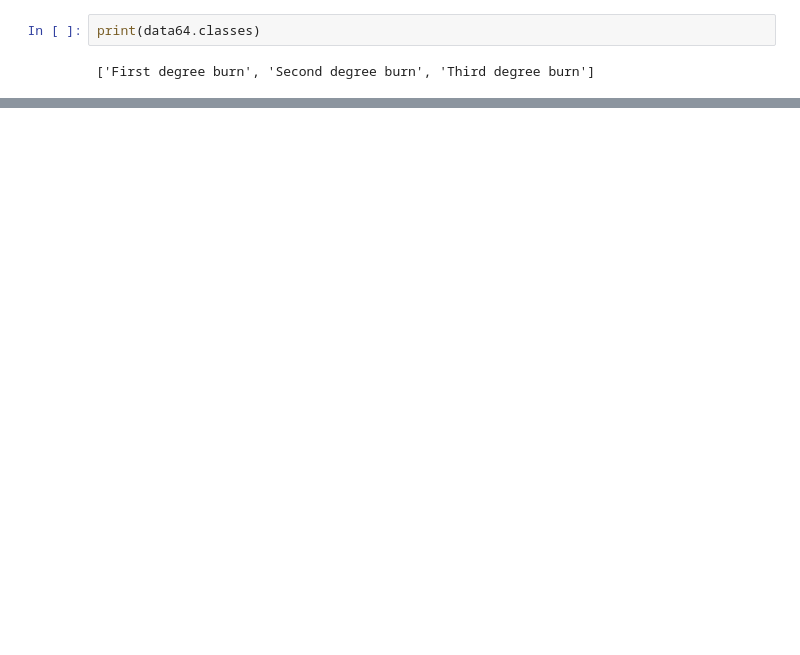
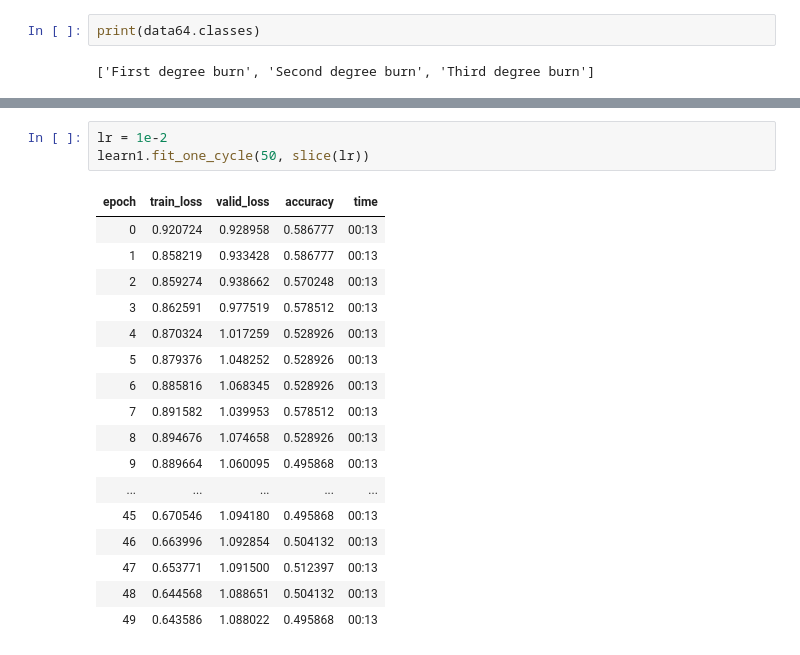
Before and after one commit to knitinsingh/Burn_classification, a Jupyter notebook: Identify_Burn.ipynb, the cells around one changed output, grey strips where cells are left out. Drawn from its saved outputs; the diff is of its cells as text; blank space fills up the shorter version.

```diff
--- a/Identify_Burn.ipynb
+++ b/Identify_Burn.ipynb
@@ -81,0 +132,21 @@ print(data64.classes)
+# %%
+lr = 1e-2
+learn1.fit_one_cycle(50, slice(lr))
+# %% [output]
+| epoch | train_loss | valid_loss | accuracy | time |
+| 0 | 0.920724 | 0.928958 | 0.586777 | 00:13 |
+| 1 | 0.858219 | 0.933428 | 0.586777 | 00:13 |
+| 2 | 0.859274 | 0.938662 | 0.570248 | 00:13 |
+| 3 | 0.862591 | 0.977519 | 0.578512 | 00:13 |
+| 4 | 0.870324 | 1.017259 | 0.528926 | 00:13 |
+| 5 | 0.879376 | 1.048252 | 0.528926 | 00:13 |
+| 6 | 0.885816 | 1.068345 | 0.528926 | 00:13 |
+| 7 | 0.891582 | 1.039953 | 0.578512 | 00:13 |
+| 8 | 0.894676 | 1.074658 | 0.528926 | 00:13 |
+| 9 | 0.889664 | 1.060095 | 0.495868 | 00:13 |
+| ... | ... | ... | ... | ... |
+| 45 | 0.670546 | 1.094180 | 0.495868 | 00:13 |
+| 46 | 0.663996 | 1.092854 | 0.504132 | 00:13 |
+| 47 | 0.653771 | 1.091500 | 0.512397 | 00:13 |
+| 48 | 0.644568 | 1.088651 | 0.504132 | 00:13 |
+| 49 | 0.643586 | 1.088022 | 0.495868 | 00:13 |
```
Also changed, not shown: parts of 13 cells of this notebook.
